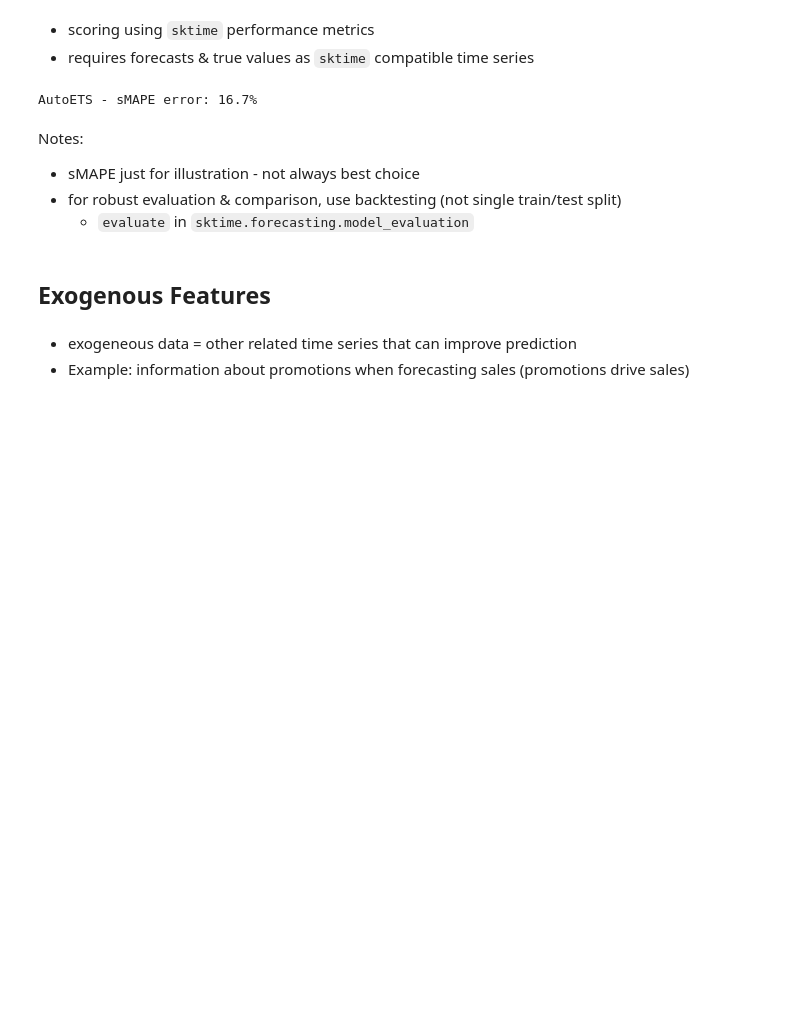
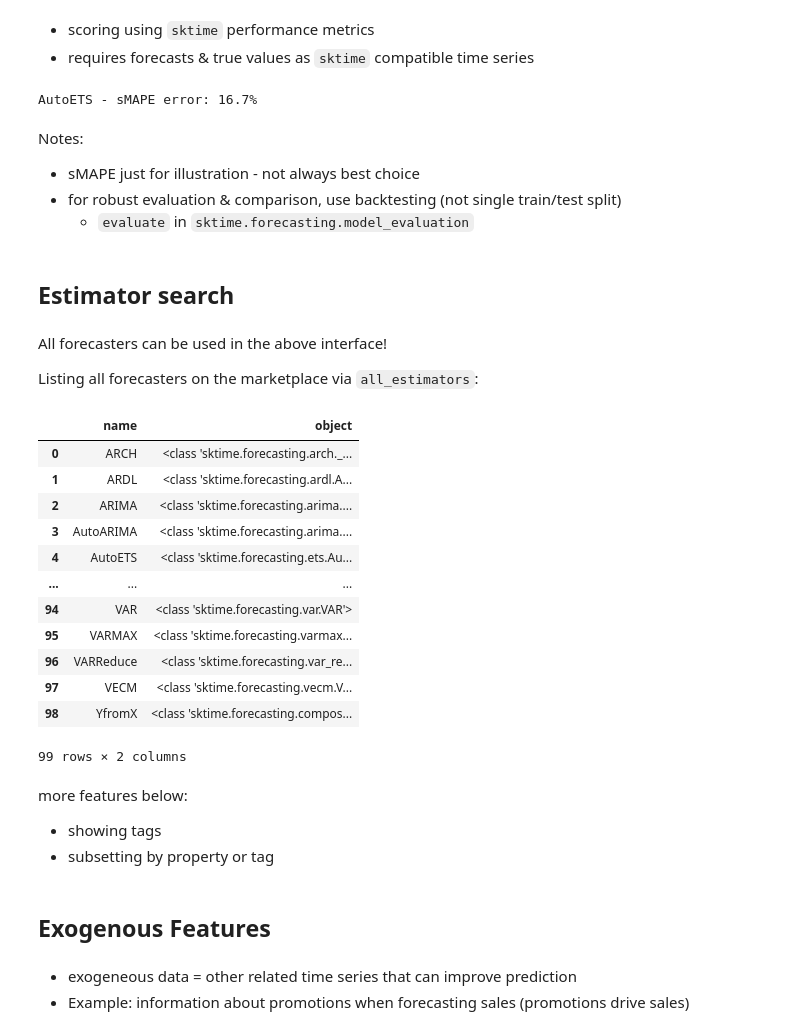
Before and after one commit to sktime/sktime-tutorial-ODSC-Europe-2024, a Jupyter notebook: notebooks/01_forecasting.ipynb, the cells around one changed output. Cells and saved outputs as stored; diff of their text form; code cells hidden in the pictures; blank space fills up the shorter version.

```diff
--- a/notebooks/01_forecasting.ipynb
+++ b/notebooks/01_forecasting.ipynb
@@ -92,6 +92,35 @@ Notes:
 * sMAPE just for illustration - not always best choice
 * for robust evaluation & comparison, use backtesting (not single train/test split)
     * `evaluate` in `sktime.forecasting.model_evaluation`
+# %% [markdown]
+## Estimator search
+# %% [markdown]
+All forecasters can be used in the above interface!
+
+Listing all forecasters on the marketplace via `all_estimators`:
+# %%
+from sktime.registry import all_estimators
+
+all_estimators("forecaster", as_dataframe=True)
+# %% [output]
+|  | name | object |
+| 0 | ARCH | <class 'sktime.forecasting.arch._... |
+| 1 | ARDL | <class 'sktime.forecasting.ardl.A... |
+| 2 | ARIMA | <class 'sktime.forecasting.arima.... |
+| 3 | AutoARIMA | <class 'sktime.forecasting.arima.... |
+| 4 | AutoETS | <class 'sktime.forecasting.ets.Au... |
+| ... | ... | ... |
+| 94 | VAR | <class 'sktime.forecasting.var.VAR'> |
+| 95 | VARMAX | <class 'sktime.forecasting.varmax... |
+| 96 | VARReduce | <class 'sktime.forecasting.var_re... |
+| 97 | VECM | <class 'sktime.forecasting.vecm.V... |
+| 98 | YfromX | <class 'sktime.forecasting.compos... |
+99 rows × 2 columns
+# %% [markdown]
+more features below:
+
+* showing tags
+* subsetting by property or tag
 # %% [markdown]
 ## Exogenous Features
 # %% [markdown]
```
Also changed, not shown: parts of 5 cells of this notebook.
